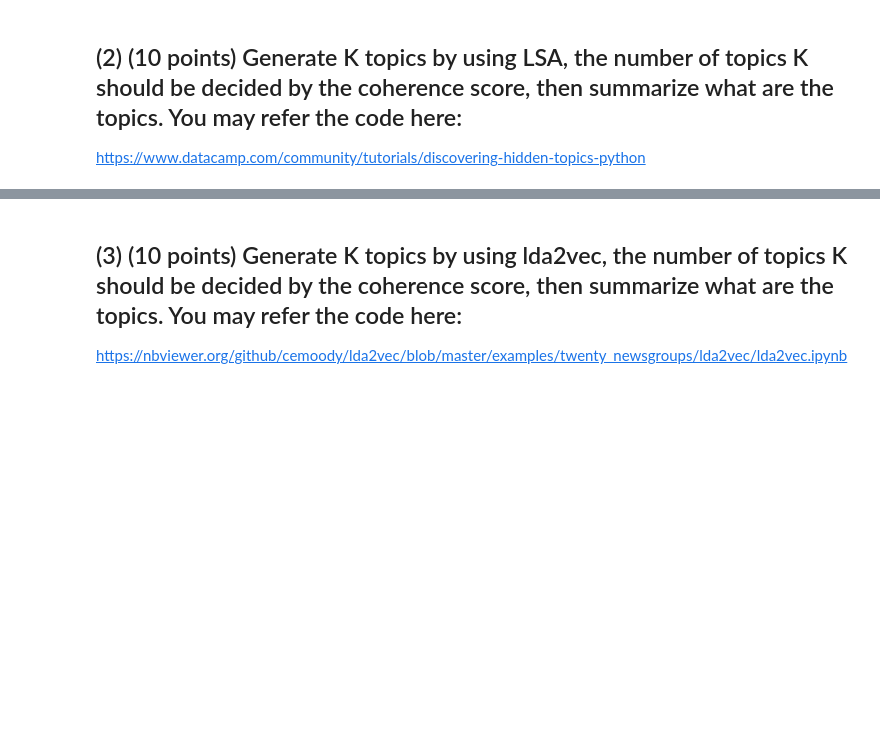
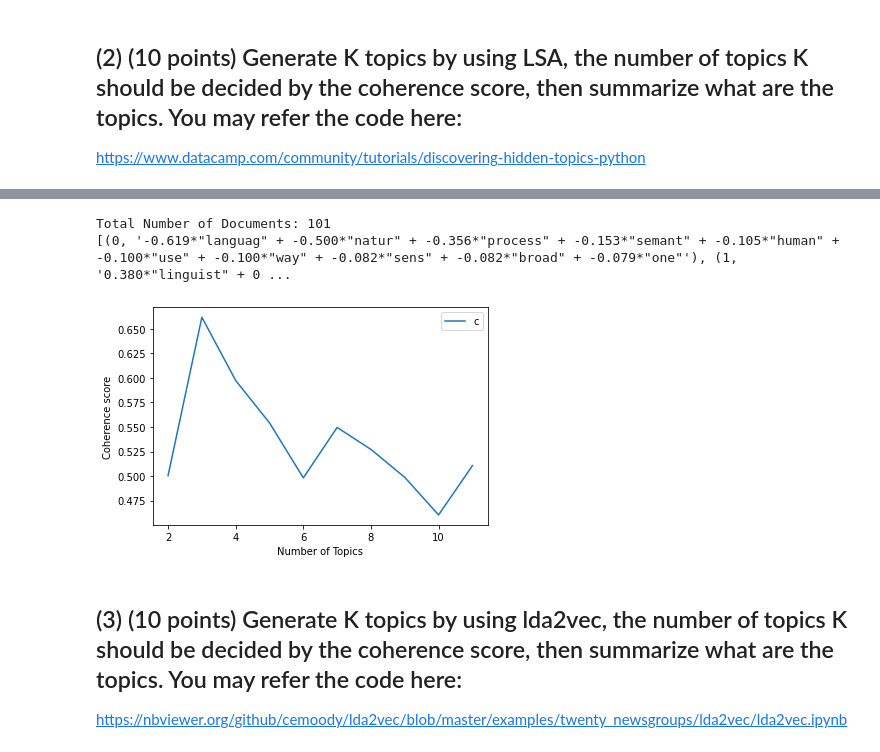
Before and after one commit to Aditya17031997/AjayAditya_INFO5731_Spring2022, a Jupyter notebook: In_class_exercise_04_2.ipynb, the cells around one changed output, grey strips where cells are left out. Saved outputs shown, nothing was run; the diff lists cells and outputs as text; code cells hidden in the pictures; blank space fills up the shorter version.

```diff
--- a/In_class_exercise_04_2.ipynb
+++ b/In_class_exercise_04_2.ipynb
@@ -283,6 +289,18 @@ def plot_graph(doc_clean,start, stop, step):
     plt.ylabel("Coherence score")
     plt.legend(("coherence_values"), loc='best')
     plt.show()
+# %%
+# LSA Model
+number_of_topics=4
+words=10
+document_list,titles=load_data("/content/","Data_Cleaned.csv")
+clean_text=preprocess_data(document_list)
+model=create_gensim_lsa_model(clean_text,number_of_topics,words)
+# %% [output]
+Total Number of Documents: 101
+[(0, '-0.619*"languag" + -0.500*"natur" + -0.356*"process" + -0.153*"semant" + -0.105*"human" + -0.100*"use" + -0.100*"way" + -0.082*"sens" + -0.082*"broad" + -0.079*"one"'), (1, '0.380*"linguist" + 0 ...
 # %%
 start,stop,step=2,12,1
-plot_graph(Clean_data,start,stop,step)
+plot_graph(clean_text,start,stop,step)
+# %% [output]
+[figure, added]
```
Also changed, not shown: parts of 9 cells of this notebook.
